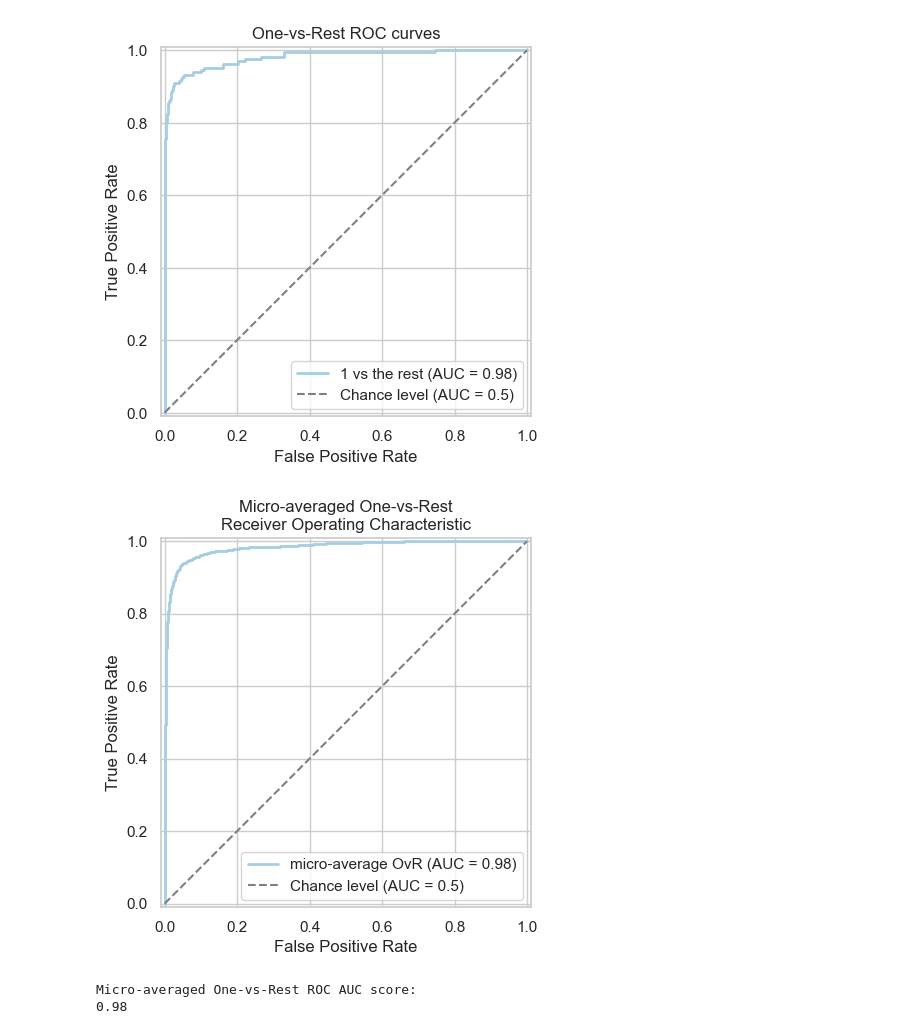
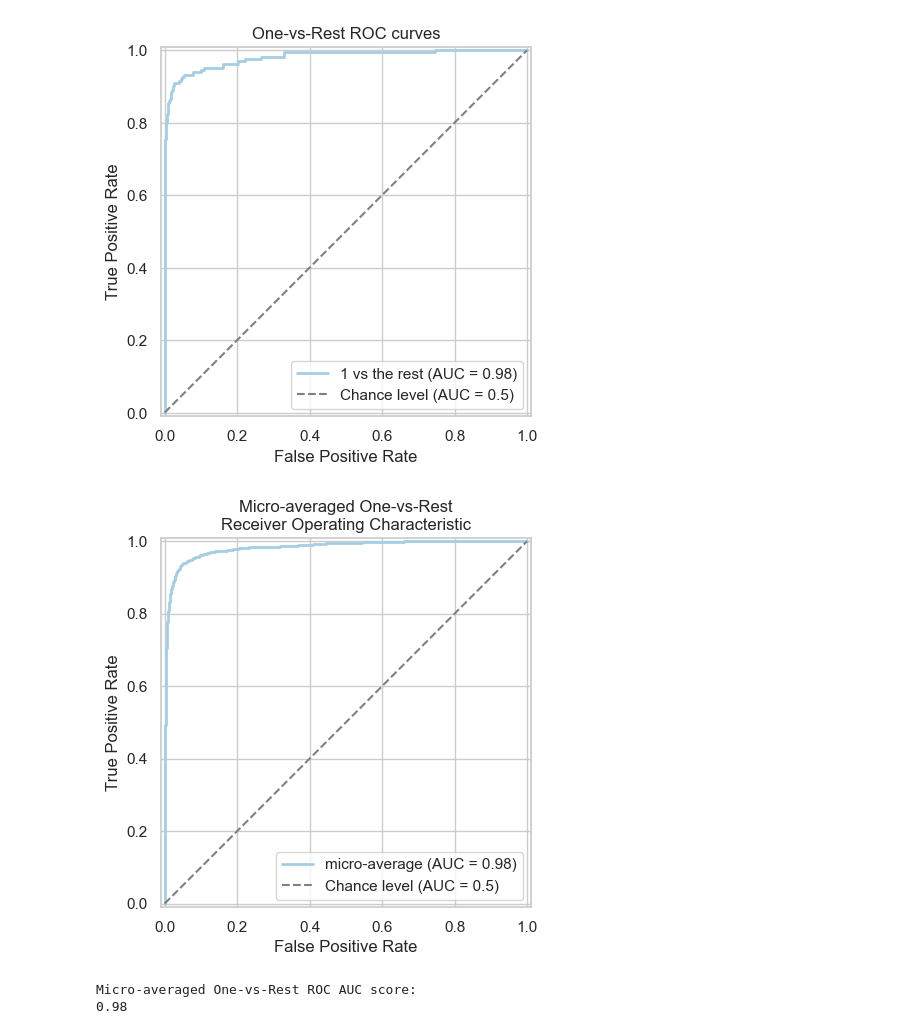
Before and after one commit to leonardo-toffalini/dmml-project, a Jupyter notebook: train.ipynb, the cells around one changed output. Drawn from its saved outputs; the diff is of its cells as text; code cells hidden in the pictures.

```diff
--- a/train.ipynb
+++ b/train.ipynb
@@ -221,0 +292,7 @@ model_lgbm = model_lgbm.fit(X_train, y_train)
+# %%
+best_model = grid_search.best_estimator_
+print(
+    f"Best params: {grid_search.best_params_}\nBest macro f1-score (validation): {grid_search.best_score_:.4f}"
+)
+preds = best_model.predict(X_val)
+print(f"Macro F1-score (val) {f1_score(y_val, preds, average='macro')}")
@@ -244,7 +325,7 @@ from sklearn.metrics import RocCurveDisplay
 
 label_binarizer = LabelBinarizer().fit(y_train)
 y_onehot_val = label_binarizer.transform(y_val)
-y_score = model_lgbm.predict_proba(X_val)
+y_score = best_model.predict_proba(X_val)
 class_of_interest = 1
 class_id = np.flatnonzero(label_binarizer.classes_ == class_of_interest)[0]
 
@@ -268,21 +349,21 @@ _ = display.ax_.set(
 # %%
 c = sns.color_palette("Paired")[0]
 display = RocCurveDisplay.from_predictions(
     y_onehot_val.ravel(),
     y_score.ravel(),
-    name="micro-average OvR",
+    name="micro-average",
     color=c,
     plot_chance_level=True,
     chance_level_kw={"color": "gray", "linestyle": "--", "lw": 1.5},
     lw=2,
 )
 _ = display.ax_.set(
     xlabel="False Positive Rate",
     ylabel="True Positive Rate",
     title="Micro-averaged One-vs-Rest\nReceiver Operating Characteristic",
 )
 # %% [output]
-[figure, old version]
+[figure, new version]
 # %%
 from sklearn.metrics import auc, roc_curve
 
```
Also changed, not shown: parts of 10 cells of this notebook.
